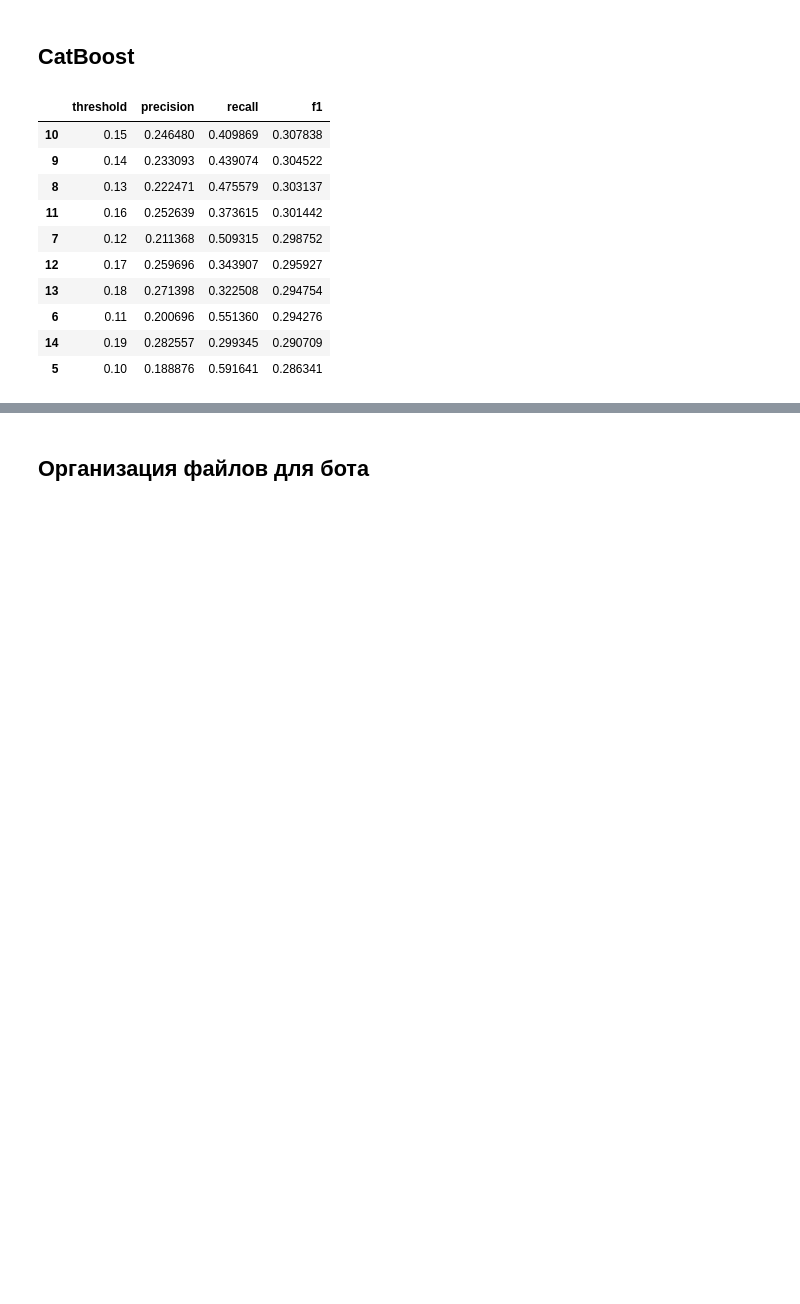
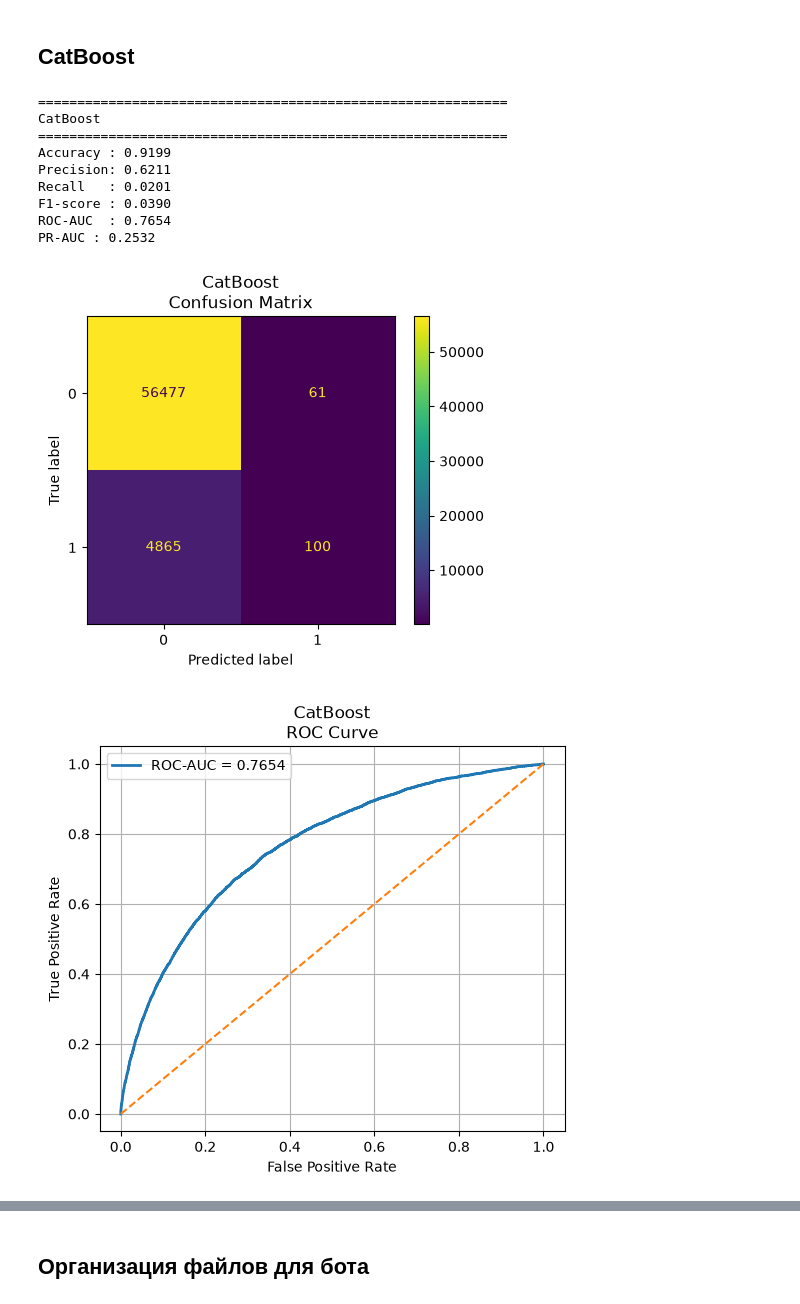
Before and after one commit to Twickitt/Credit-Scoring-Bot, a Jupyter notebook: notebooks/Credit-Scoring-Analysis.ipynb, the cells around one changed output, grey strips where cells are left out. Drawn from its saved outputs; the diff is of its cells as text; code cells hidden in the pictures; blank space fills up the shorter version.

```diff
--- a/notebooks/Credit-Scoring-Analysis.ipynb
+++ b/notebooks/Credit-Scoring-Analysis.ipynb
@@ -676,6 +655,7 @@ def evaluate_model(model, X_test, y_test, model_name):
     recall = recall_score(y_test, y_pred, zero_division=0)
     f1 = f1_score(y_test, y_pred, zero_division=0)
     roc_auc = roc_auc_score(y_test, y_proba)
+    pr_auc = average_precision_score(y_test, y_proba)
 
     # displaying metrics
     print("=" * 60)
@@ -687,6 +667,7 @@ def evaluate_model(model, X_test, y_test, model_name):
     print(f"Recall   : {recall:.4f}")
     print(f"F1-score : {f1:.4f}")
     print(f"ROC-AUC  : {roc_auc:.4f}")
+    print(f"PR-AUC : {pr_auc:.4f}")
 
     # confusion matrix
     cm = confusion_matrix(y_test, y_pred)
@@ -904,49 +888,49 @@ ROC-AUC  : 0.7641
 # %%
 cat = CatBoostClassifier(
     iterations=500,
     depth=6,
     learning_rate=0.05,
     loss_function='Logloss',
     eval_metric='AUC',
     random_seed=3,
     verbose=0
 )
 
 cat.fit(X_train_part, y_train_part)
 
-# cat_result = evaluate_model(
-#     cat,
-#     X_test,
-#     y_test,
-#     'CatBoost'
-# )
+cat_result = evaluate_model(
+    cat,
+    X_test,
+    y_test,
+    'CatBoost'
+)
 
-y_val_proba = cat.predict_proba(X_val)[:, 1]
+# y_val_proba = cat.predict_proba(X_val)[:, 1]
 
-thresholds = np.arange(0.05, 0.51, 0.01)
-results = []
+# thresholds = np.arange(0.05, 0.51, 0.01)
+# results = []
 
-for threshold in thresholds:
-    y_val_pred = (y_val_proba >= threshold).astype(int)
+# for threshold in thresholds:
+#     y_val_pred = (y_val_proba >= threshold).astype(int)
 
-    results.append({
-        'threshold': threshold,
-        'precision': precision_score(y_val, y_val_pred, zero_division=0),
-        'recall': recall_score(y_val, y_val_pred, zero_division=0),
-        'f1': f1_score(y_val, y_val_pred, zero_division=0)
-    })
+#     results.append({
+#         'threshold': threshold,
+#         'precision': precision_score(y_val, y_val_pred, zero_division=0),
+#         'recall': recall_score(y_val, y_val_pred, zero_division=0),
+#         'f1': f1_score(y_val, y_val_pred, zero_division=0)
+#     })
 
-threshold_results = pd.DataFrame(results)
-threshold_results.sort_values('f1', ascending=False).head(10)
+# threshold_results = pd.DataFrame(results)
+# threshold_results.sort_values('f1', ascending=False).head(10)
 # %% [output]
-|  | threshold | precision | recall | f1 |
-| 10 | 0.15 | 0.246480 | 0.409869 | 0.307838 |
-| 9 | 0.14 | 0.233093 | 0.439074 | 0.304522 |
-| 8 | 0.13 | 0.222471 | 0.475579 | 0.303137 |
-| 11 | 0.16 | 0.252639 | 0.373615 | 0.301442 |
-| 7 | 0.12 | 0.211368 | 0.509315 | 0.298752 |
-| 12 | 0.17 | 0.259696 | 0.343907 | 0.295927 |
-| 13 | 0.18 | 0.271398 | 0.322508 | 0.294754 |
-| 6 | 0.11 | 0.200696 | 0.551360 | 0.294276 |
-| 14 | 0.19 | 0.282557 | 0.299345 | 0.290709 |
-| 5 | 0.10 | 0.188876 | 0.591641 | 0.286341 |
+============================================================
+CatBoost
+============================================================
+Accuracy : 0.9199
+Precision: 0.6211
+Recall   : 0.0201
+F1-score : 0.0390
+ROC-AUC  : 0.7654
+PR-AUC : 0.2532
+[figure, added]
+[figure, added]
```
Also changed, not shown: parts of 18 cells of this notebook, 35 other files.
